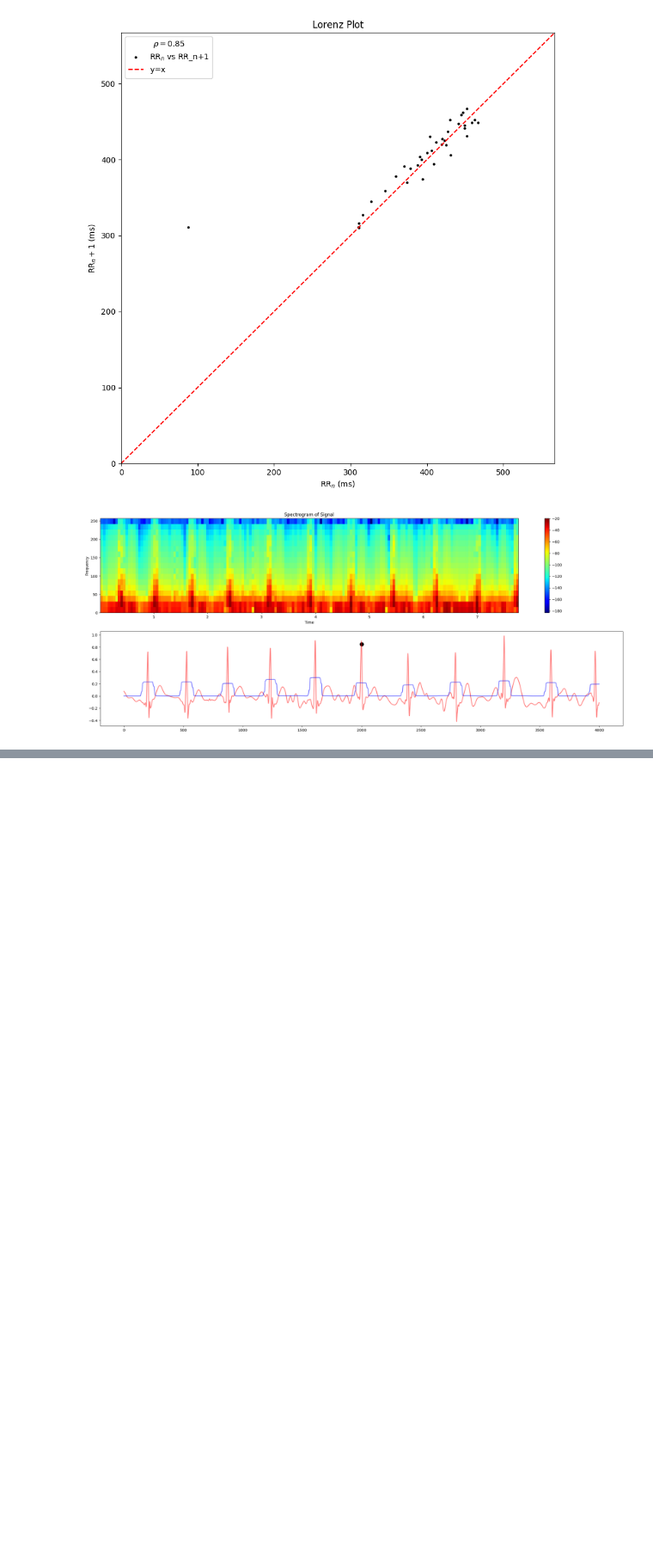
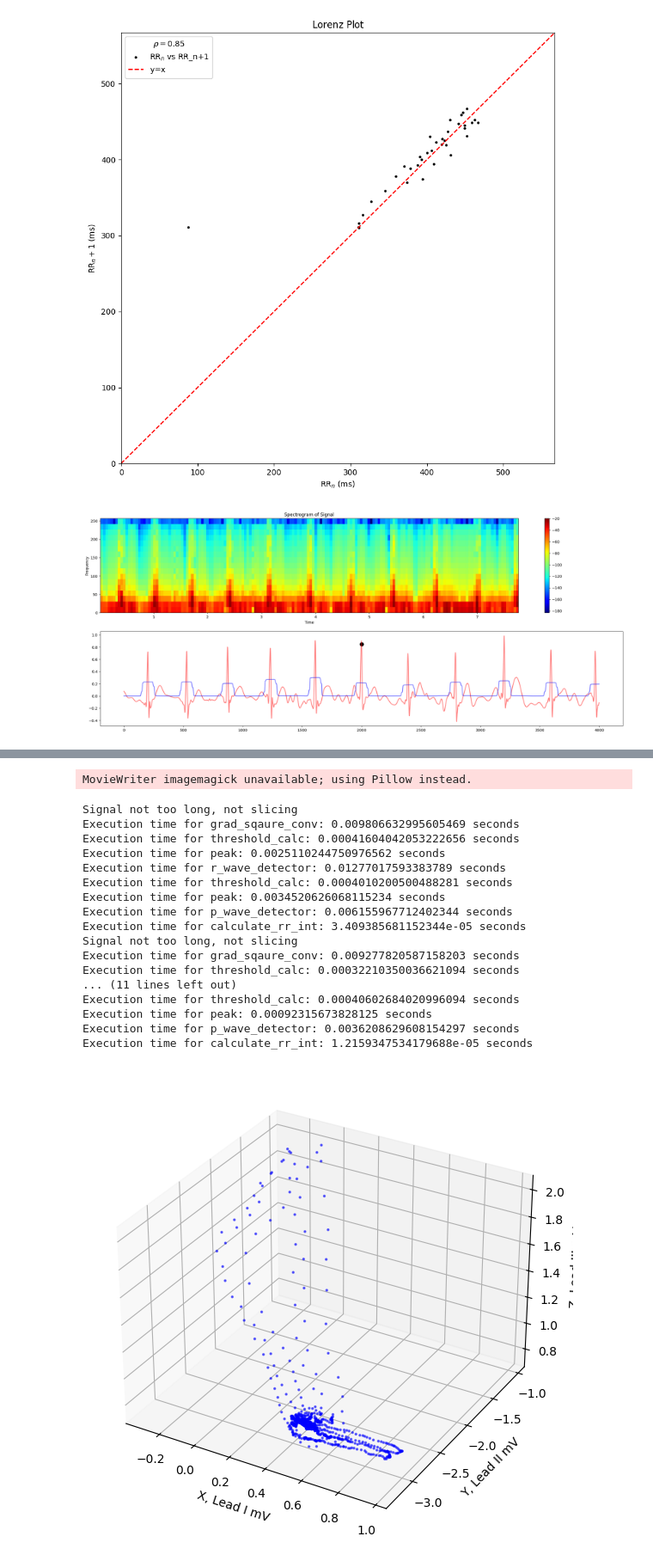
Before and after one commit to Heartbeatman/dynamic_ecg, a Jupyter notebook: examples/Apple_watch.ipynb, the cells around one changed output, grey strips where cells are left out. Shown at 86% size. Saved outputs shown, nothing was run; the diff lists cells and outputs as text; code cells hidden in the pictures; blank space fills up the shorter version.

```diff
--- a/examples/Apple_watch.ipynb
+++ b/examples/Apple_watch.ipynb
@@ -48,0 +72,61 @@ plt.show()
+# %%
+import html
+from turtle import ht
+import matplotlib.pyplot as plt
+from mpl_toolkits.mplot3d import Axes3D
+import pandas as pd
+# Load the data
+
+sig = dl.ecg_data(file_path='/Users/kevindejbod/dynamic_ecg/data/sample_ecg.npz')
+
+import matplotlib.animation as animation
+
+# Create a DataFrame
+data = pd.DataFrame({
+    'X': sig.lead_1.signal[1000:2000],
+    'Y': sig.lead_2.signal[1000:2000],
+    'Z': sig.lead_3.signal[1000:2000]
+})
+
+# Create a figure and axes
+fig = plt.figure(figsize=(10, 7))
+ax = fig.add_subplot(111, projection='3d')
+
+# Initialize the plot
+scatter = ax.scatter(data['X'], data['Y'], data['Z'], marker='o', color='b', s=2, alpha=0.5)
+
+# Set labels
+ax.set_xlabel('X, Lead I mV')
+ax.set_ylabel('Y, Lead II mV')
+ax.set_zlabel('Z, Lead III mV')
+
+# Animation update function
+def update(frame):
+    scatter._offsets3d = (data['X'][:frame], data['Y'][:frame], data['Z'][:frame])
+    return scatter,
+
+# Create the animation
+ani = animation.FuncAnimation(fig, update, frames=len(data), interval=10, blit=True)
+
+# Show the animation in notebook
+ani.save('3d_ecg.gif', writer='imagemagick', fps=60)
+# %% [output]
+MovieWriter imagemagick unavailable; using Pillow instead.
+Signal not too long, not slicing
+Execution time for grad_sqaure_conv: 0.009806632995605469 seconds
+Execution time for threshold_calc: 0.00041604042053222656 seconds
+Execution time for peak: 0.0025110244750976562 seconds
+Execution time for r_wave_detector: 0.01277017593383789 seconds
+Execution time for threshold_calc: 0.0004010200500488281 seconds
+Execution time for peak: 0.0034520626068115234 seconds
+Execution time for p_wave_detector: 0.006155967712402344 seconds
+Execution time for calculate_rr_int: 3.409385681152344e-05 seconds
+Signal not too long, not slicing
+Execution time for grad_sqaure_conv: 0.009277820587158203 seconds
+Execution time for threshold_calc: 0.00032210350036621094 seconds
+... (11 lines left out)
+Execution time for threshold_calc: 0.00040602684020996094 seconds
+Execution time for peak: 0.00092315673828125 seconds
+Execution time for p_wave_detector: 0.0036208629608154297 seconds
+Execution time for calculate_rr_int: 1.2159347534179688e-05 seconds
+[figure, added]
```
Also changed, not shown: parts of 3 cells of this notebook, 8 other files.
